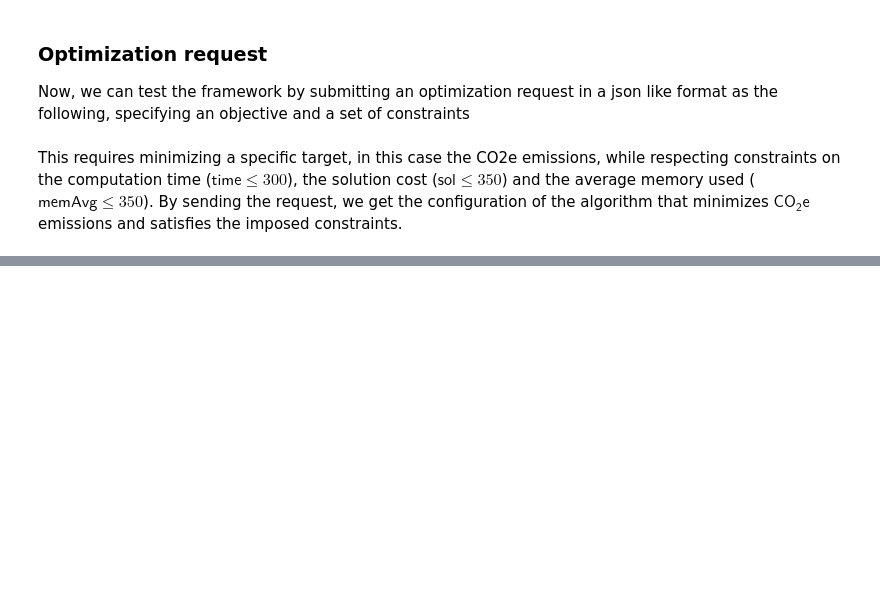
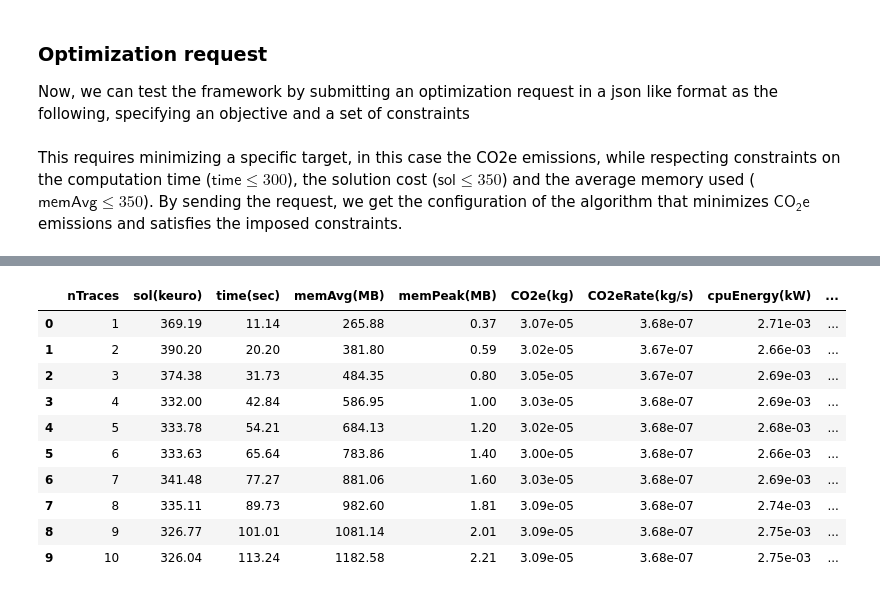
Before and after one commit to enricomors/sustainable-hw-dimensioning, a Jupyter notebook: notebooks/sustainable-hardware-dimensioning.ipynb, the cells around one changed output, grey strips where cells are left out. Drawn from its saved outputs; the diff is of its cells as text; code cells hidden in the pictures; blank space fills up the shorter version.

```diff
--- a/notebooks/sustainable-hardware-dimensioning.ipynb
+++ b/notebooks/sustainable-hardware-dimensioning.ipynb
@@ -244,0 +261,16 @@ On the other hand, the offline tracker allows the developer to explicitly state
+# %%
+filename = 'contingency_leonardo.csv'
+benchmark_data = util.display_benchmark_data(filename)
+display(benchmark_data)
+# %% [output]
+|  | nTraces | sol(keuro) | time(sec) | memAvg(MB) | memPeak(MB) | CO2e(kg) | CO2eRate(kg/s) | cpuEnergy(kW) | ... |
+| 0 | 1 | 369.19 | 11.14 | 265.88 | 0.37 | 3.07e-05 | 3.68e-07 | 2.71e-03 | ... |
+| 1 | 2 | 390.20 | 20.20 | 381.80 | 0.59 | 3.02e-05 | 3.67e-07 | 2.66e-03 | ... |
+| 2 | 3 | 374.38 | 31.73 | 484.35 | 0.80 | 3.05e-05 | 3.67e-07 | 2.69e-03 | ... |
+| 3 | 4 | 332.00 | 42.84 | 586.95 | 1.00 | 3.03e-05 | 3.68e-07 | 2.69e-03 | ... |
+| 4 | 5 | 333.78 | 54.21 | 684.13 | 1.20 | 3.02e-05 | 3.68e-07 | 2.68e-03 | ... |
+| 5 | 6 | 333.63 | 65.64 | 783.86 | 1.40 | 3.00e-05 | 3.68e-07 | 2.66e-03 | ... |
+| 6 | 7 | 341.48 | 77.27 | 881.06 | 1.60 | 3.03e-05 | 3.68e-07 | 2.69e-03 | ... |
+| 7 | 8 | 335.11 | 89.73 | 982.60 | 1.81 | 3.09e-05 | 3.68e-07 | 2.74e-03 | ... |
+| 8 | 9 | 326.77 | 101.01 | 1081.14 | 2.01 | 3.09e-05 | 3.68e-07 | 2.75e-03 | ... |
+| 9 | 10 | 326.04 | 113.24 | 1182.58 | 2.21 | 3.09e-05 | 3.68e-07 | 2.75e-03 | ... |
```
Also changed, not shown: parts of 20 cells of this notebook, 1 other file.
